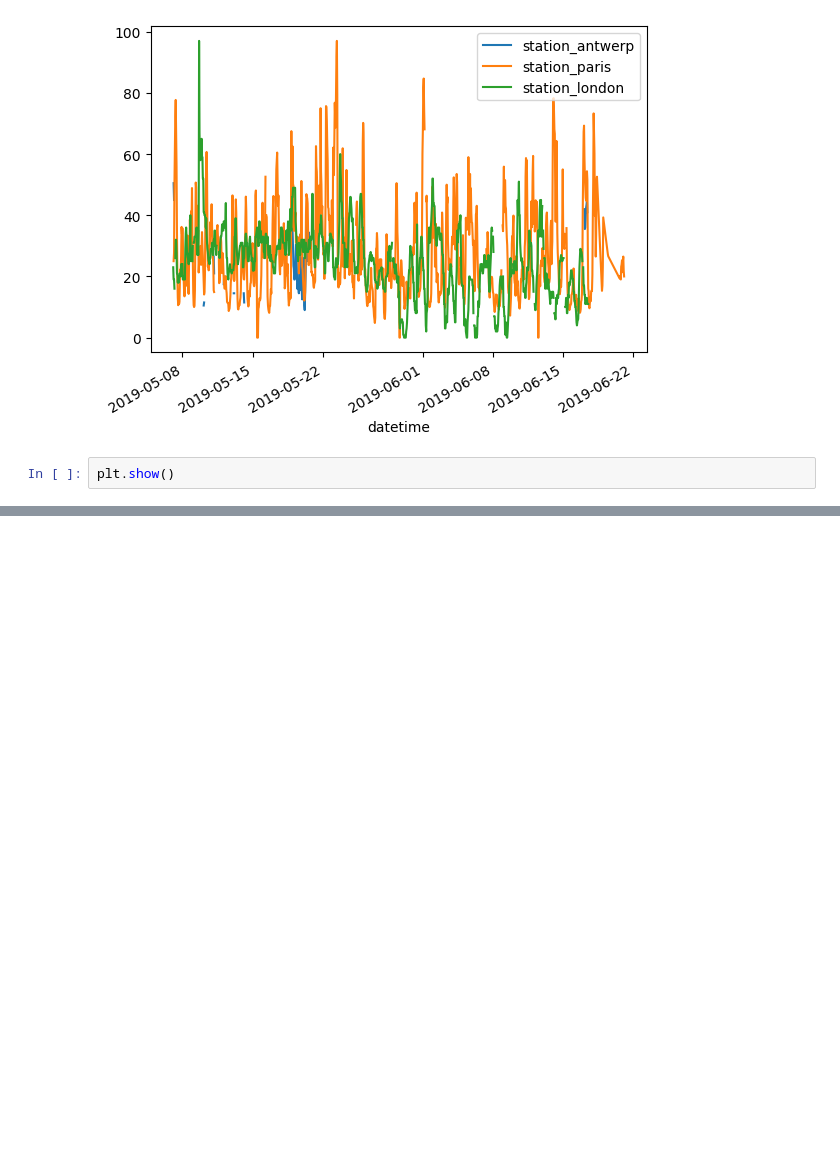
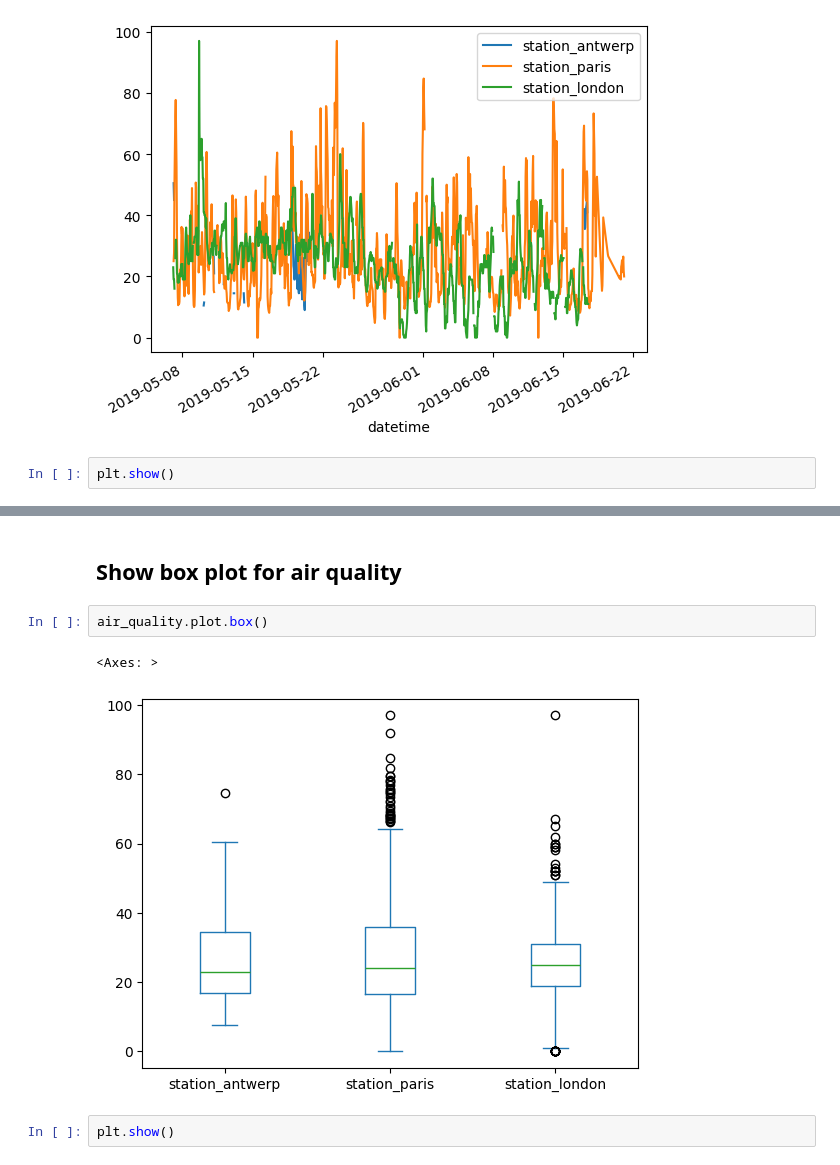
Before and after one commit to ytxmobile98/learn-pandas, a Jupyter notebook: tutorials/getting-started/4-plotting/main.ipynb, the cells around one changed output, grey strips where cells are left out. Cells and saved outputs as stored; diff of their text form; blank space fills up the shorter version.

```diff
--- a/tutorials/getting-started/4-plotting/main.ipynb
+++ b/tutorials/getting-started/4-plotting/main.ipynb
@@ -23,0 +58,9 @@ plt.show()
+# %% [markdown]
+## Show box plot for air quality
+# %%
+air_quality.plot.box()
+# %% [output]
+<Axes: >
+[figure, added]
+# %%
+plt.show()
```
Also changed, not shown: parts of 15 cells of this notebook, 1 other file.
